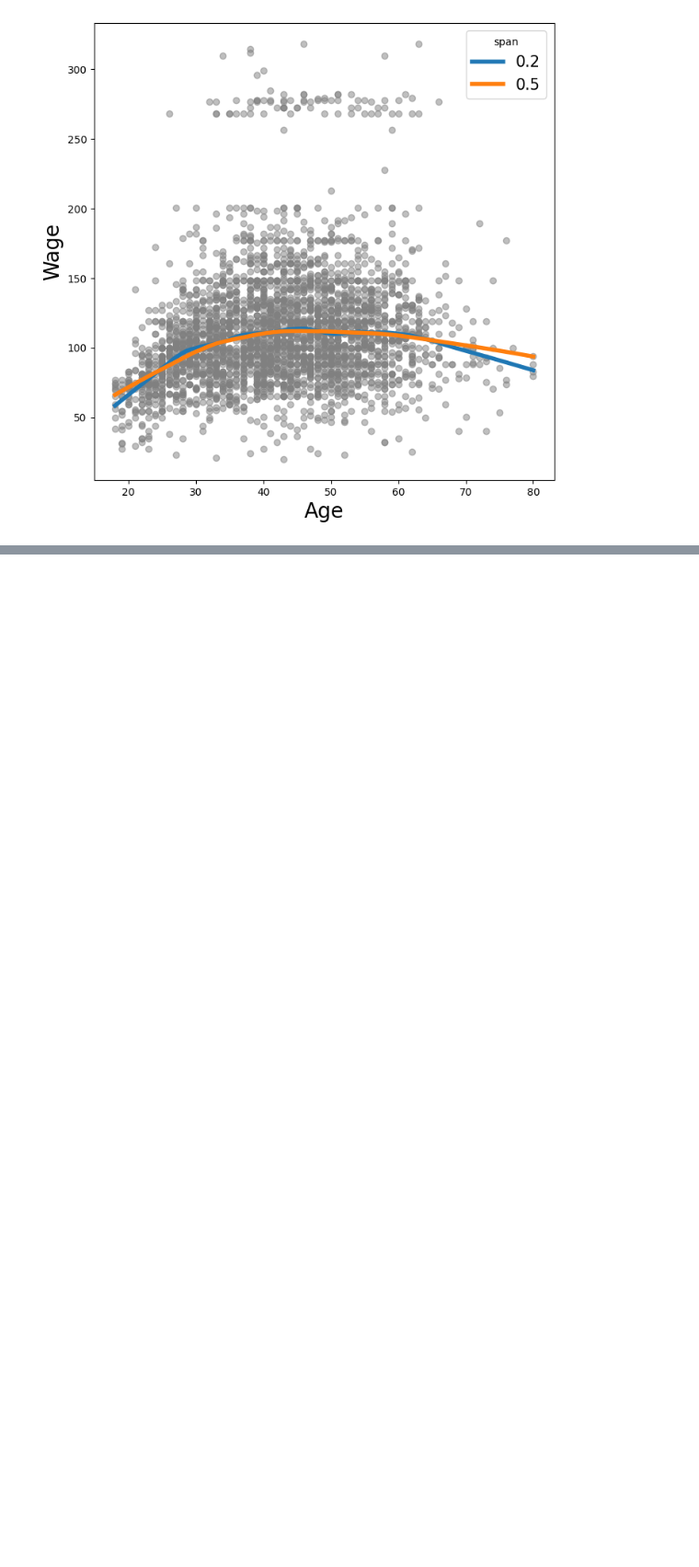
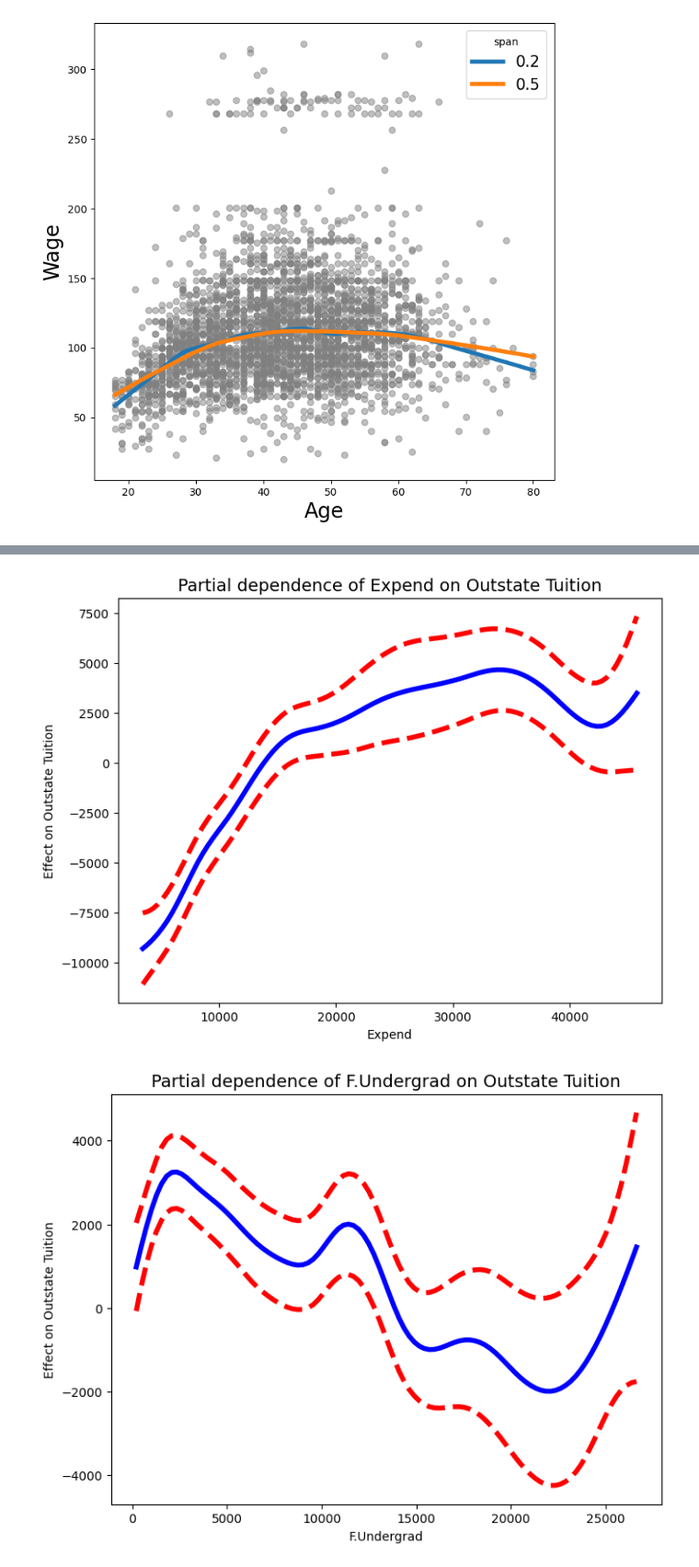
Before and after one commit to oniviev/ml-intro-project-Nivievskyi, a Jupyter notebook: Ch07_nonlin_lab.ipynb, the cells around one changed output, grey strips where cells are left out. Shown at 92% size. Drawn from its saved outputs; the diff is of its cells as text; code cells hidden in the pictures; blank space fills up the shorter version.

```diff
--- a/Ch07_nonlin_lab.ipynb
+++ b/Ch07_nonlin_lab.ipynb
@@ -928,0 +1133,78 @@ ax.legend(title='span', fontsize=15);
+# %%
+# prompt: Fit a GAM on the training data, using out-of-state tuition as the response and the features selected in the previous step as the predictors (Expend, F.Undergrad, Books, Terminal, S.F.Ratio, perc.alumni). Plot the results, and explain your findings
+
+# Based on the SFS results, let's choose the following predictors
+selected_predictors = ['Expend', 'F.Undergrad', 'Books', 'Terminal', 'S.F.Ratio', 'perc.alumni']
+
+# Prepare the data for the GAM
+X_train_gam = College_train[selected_predictors].copy()
+y_train_gam = College_train['Outstate']
+
+# Fit a LinearGAM model. We can try adding smoothing terms to the continuous variables.
+# Let's assume 'Expend', 'F.Undergrad', 'Books', 'Terminal', 'S.F.Ratio', 'perc.alumni' are all continuous.
+# We'll add smoothing terms for these. The number of splines (n_splines) can be tuned.
+# For simplicity, let's start with a moderate number like 5 splines for each continuous predictor.
+# We can specify linear terms for predictors we don't want to smooth.
+# Based on the variable names, 'Terminal' and 'perc.alumni' might benefit from smoothing.
+# Let's try smoothing 'Expend', 'F.Undergrad', 'Books', 'Terminal', 'S.F.Ratio', 'perc.alumni'.
+
+# Map selected predictor names to their column index in X_train_gam
+predictor_indices = {name: i for i, name in enumerate(selected_predictors)}
+
+# Define the GAM terms. Use s_gam for smoothing splines for continuous variables.
+gam_terms = (
+    s_gam(predictor_indices['Expend']) +
+    s_gam(predictor_indices['F.Undergrad']) +
+    s_gam(predictor_indices['Books']) +
+    s_gam(predictor_indices['Terminal']) +
+    s_gam(predictor_indices['S.F.Ratio']) +
+    s_gam(predictor_indices['perc.alumni'])
+)
+
+gam_college = LinearGAM(gam_terms)
+
+# Fit the GAM model
+# Ensure X_train_gam is a numpy array as pygam expects
+X_train_gam_np = X_train_gam.values
+gam_college.fit(X_train_gam_np, y_train_gam)
+
+# Summarize the fitted GAM
+print(gam_college.summary())
+
+# Plot the partial dependence for each term
+for i, term_name in enumerate(selected_predictors):
+    fig, ax = subplots(figsize=(8, 6))
+    # pygam plot_gam expects the index of the term, not the feature index in the original dataframe
+    plot_gam(gam_college, i, ax=ax)
+    ax.set_xlabel(term_name)
+    ax.set_ylabel('Effect on Outstate Tuition')
+    ax.set_title(f'Partial dependence of {term_name} on Outstate Tuition', fontsize=14)
+    plt.show()
+
+# Explanation of findings:
+print("\nExplanation of Findings:")
+print("The partial dependence plots show the estimated relationship between each predictor and out-of-state tuition, holding other predictors constant.")
+print("Observe the shape of the curves for each predictor:")
+print("- Linear shapes suggest a linear relationship.")
+print("- Non-linear shapes indicate that the relationship is not strictly linear and the smoothing spline has captured some curvature.")
+print("The y-axis represents the contribution of each predictor to the predicted out-of-state tuition, centered around zero.")
+print("The shaded regions around the curves represent confidence intervals.")
+print("Interpretation of individual plots:")
+# You would manually interpret each plot based on its shape and confidence intervals here.
+# For example:
+print("- Expend: How does the effect of instructional expenditure change with its value? Is it increasing, decreasing, or non-monotonic?")
+print("- F.Undergrad: Is the relationship with the number of full-time undergraduates linear or curved?")
+print("- Books: What is the trend of the effect of book costs on tuition?")
+print("- Terminal: Does the proportion of faculty with terminal degrees have a non-linear impact?")
+print("- S.F.Ratio: How does the student-faculty ratio affect tuition, and is the effect consistent across the range?")
+print("- perc.alumni: Is there a non-linear relationship between the percentage of alumni who donate and tuition?")
+print("The significance of each term can also be seen in the GAM summary (p-values). Low p-values suggest the term is statistically significant.")
+print("Overall, the GAM provides a flexible way to model potentially non-linear relationships between these selected predictors and out-of-state tuition.")
+print("The degree of smoothness for each term is controlled by the smoothing parameter (lambda) or implicitly by the number of splines, which could be further optimized using techniques like cross-validation.")
+# Add more specific interpretations based on the actual generated plots after running the code.
+# For example, if Expend shows an increasing and then flattening effect:
+# print("- Expend: The effect of instructional expenditure appears to increase with expenditure, but the rate of increase seems to slow down at higher expenditure levels, suggesting a non-linear relationship.")
+# If F.Undergrad looks relatively linear:
+# print("- F.Undergrad: The relationship with the number of full-time undergraduates appears to be approximately linear.")
+# And so on for each predictor.
+# %% [output]
@@ -928,0 +1234,2 @@ ax.legend(title='span', fontsize=15);
+[figure, added]
+[figure, added]
```
Also changed, not shown: parts of 28 cells of this notebook.
